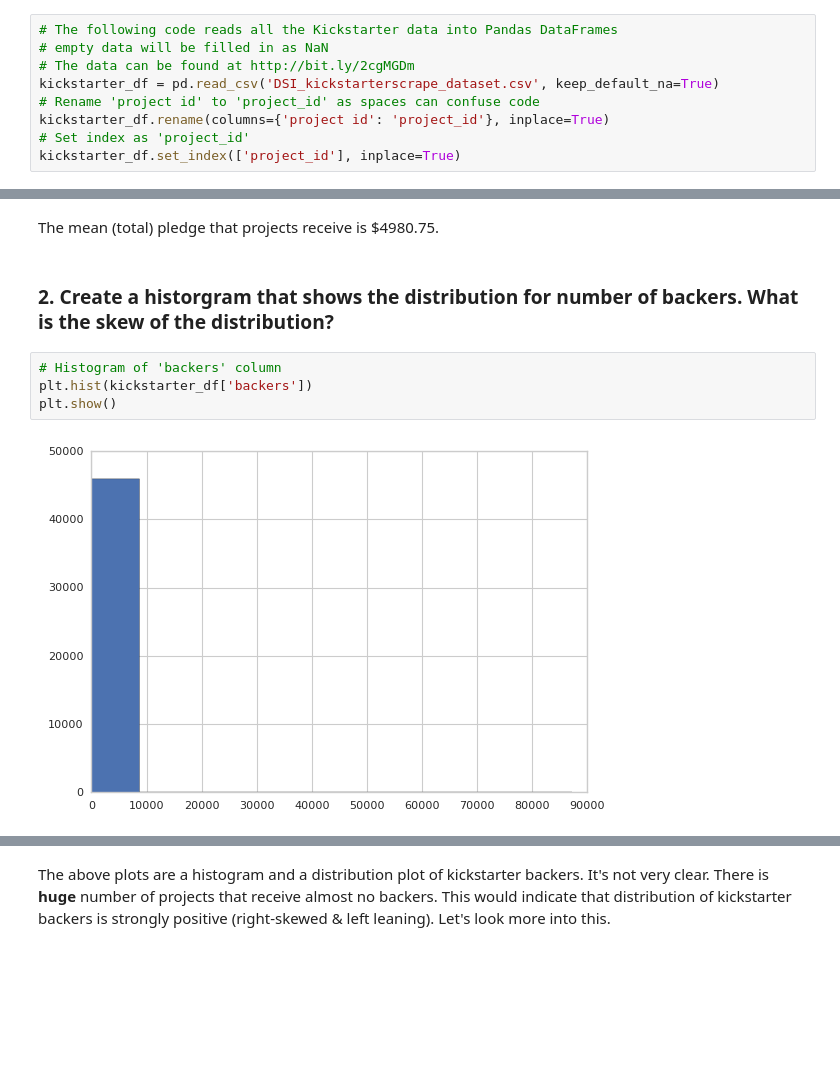
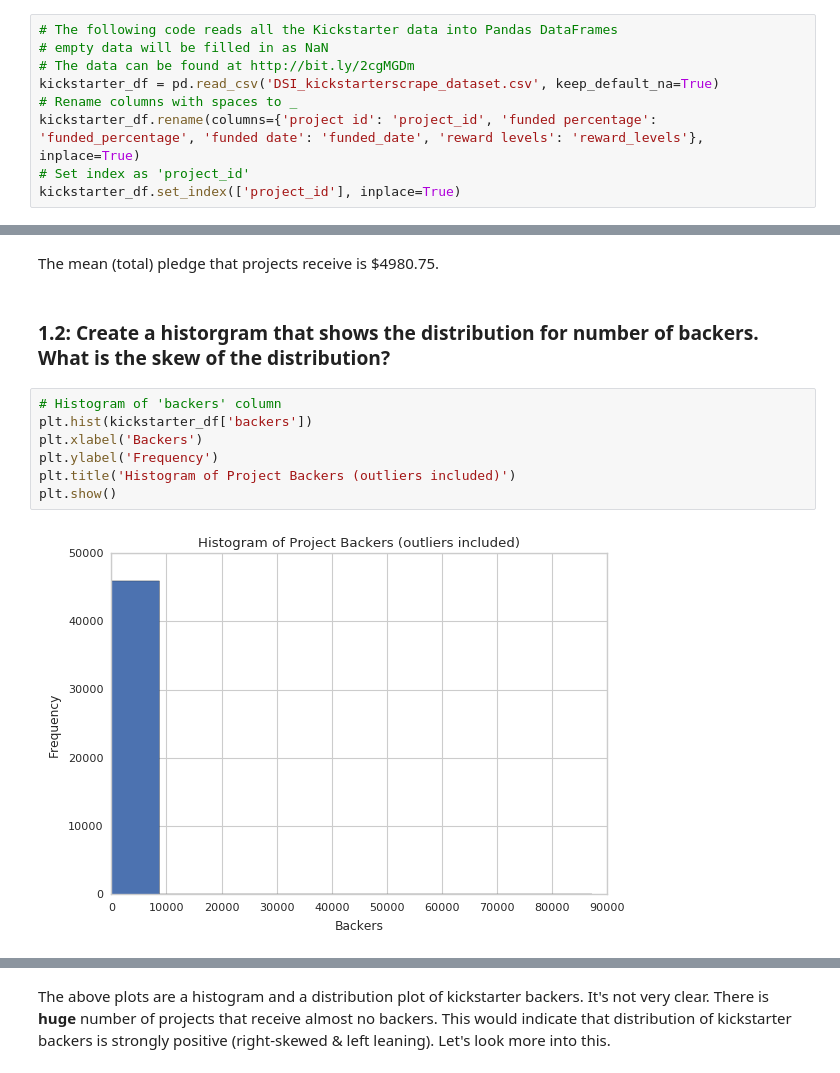
Before and after one commit to wblakecannon/kickstarter-consulting, a Jupyter notebook: kickstarter-consulting.ipynb, the cells around one changed output, grey strips where cells are left out. Saved outputs shown, nothing was run; the diff lists cells and outputs as text; blank space fills up the shorter version.

```diff
--- a/kickstarter-consulting.ipynb
+++ b/kickstarter-consulting.ipynb
@@ -29,8 +32,8 @@ Populating the interactive namespace from numpy and matplotlib
 # empty data will be filled in as NaN
 # The data can be found at http://bit.ly/2cgMGDm
 kickstarter_df = pd.read_csv('DSI_kickstarterscrape_dataset.csv', keep_default_na=True)
-# Rename 'project id' to 'project_id' as spaces can confuse code
-kickstarter_df.rename(columns={'project id': 'project_id'}, inplace=True)
+# Rename columns with spaces to _
+kickstarter_df.rename(columns={'project id': 'project_id', 'funded percentage': 'funded_percentage', 'funded date': 'funded_date', 'reward levels': 'reward_levels'}, inplace=True)
 # Set index as 'project_id'
 kickstarter_df.set_index(['project_id'], inplace=True)
 # %% [markdown]
@@ -121,13 +124,16 @@ $ 4980.75
 # %% [markdown]
 The mean (total) pledge that projects receive is $4980.75.
 # %% [markdown]
-### 2. Create a historgram that shows the distribution for number of backers. What is the skew of the distribution?
+### 1.2: Create a historgram that shows the distribution for number of backers. What is the skew of the distribution?
 # %%
 # Histogram of 'backers' column
 plt.hist(kickstarter_df['backers'])
+plt.xlabel('Backers')
+plt.ylabel('Frequency')
+plt.title('Histogram of Project Backers (outliers included)')
 plt.show()
 # %% [output]
-[figure, old version]
+[figure, new version]
 # %%
 # Distribution plot of 'backers' column
 sns.distplot(kickstarter_df['backers'])
```
Also changed, not shown: parts of 46 cells of this notebook.
